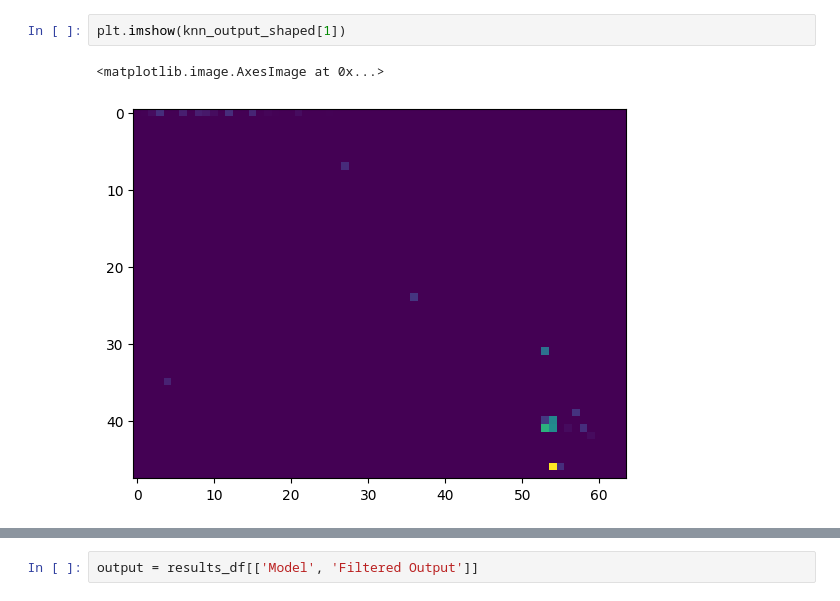
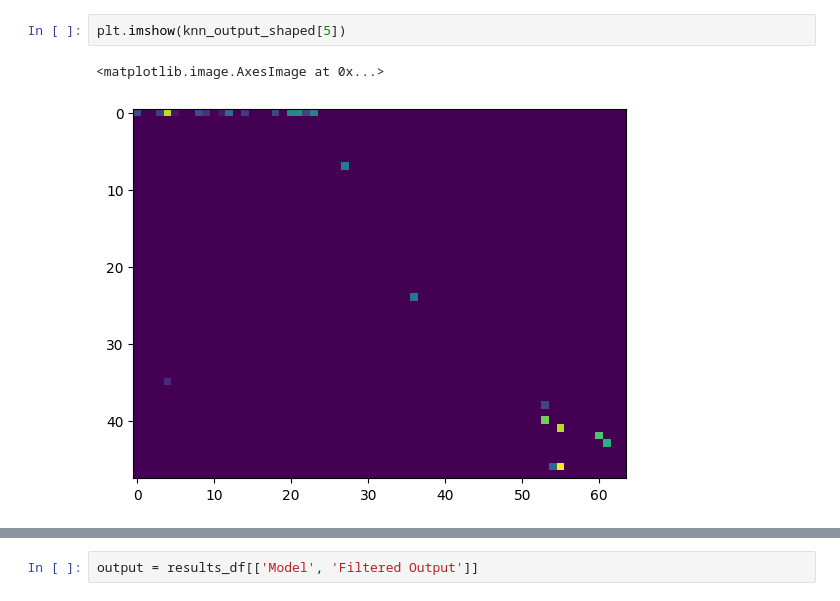
Before and after one commit to Louis-Li-dev/GAN-hotspots, a Jupyter notebook: experiment/E2.ipynb, the cells around one changed output, grey strips where cells are left out. Drawn from its saved outputs; the diff is of its cells as text.

```diff
--- a/experiment/E2.ipynb
+++ b/experiment/E2.ipynb
@@ -205,8 +206,8 @@ print(results_df)
 # %%
-plt.imshow(knn_output_shaped[1])
+plt.imshow(knn_output_shaped[5])
 # %% [output]
 <matplotlib.image.AxesImage at 0x...>
-[figure, old version]
+[figure, new version]
 # %%
 plt.imshow(gan_output_shaped[0])
 # %% [output]
```
Also changed, not shown: parts of 6 cells of this notebook, 4 other files.
